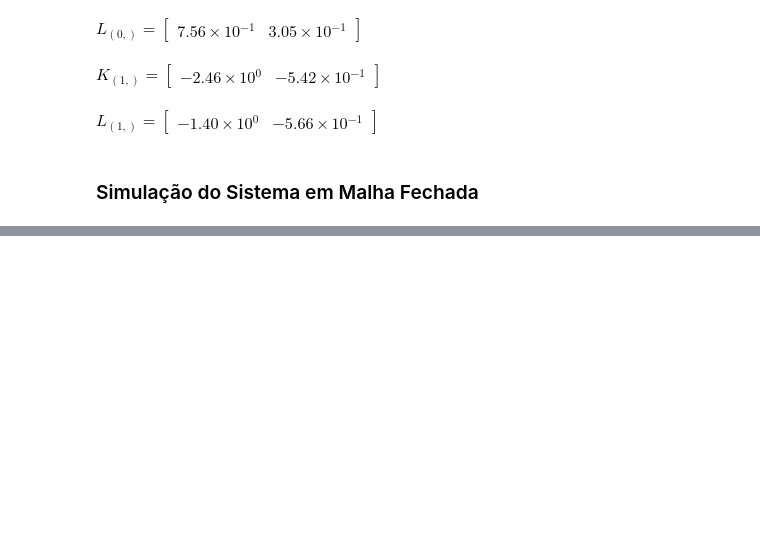
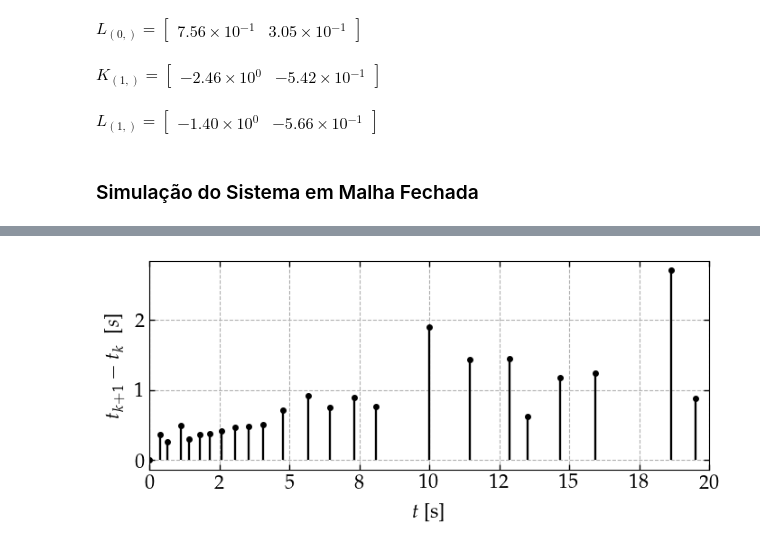
Before and after one commit to andel-vitorio/event-based-control, a Jupyter notebook: Notebooks/PETC for LPV Systems/Main.ipynb, the cells around one changed output, grey strips where cells are left out. Cells and saved outputs as stored; diff of their text form; code cells hidden in the pictures; blank space fills up the shorter version.

```diff
--- a/Notebooks/PETC for LPV Systems/Main.ipynb
+++ b/Notebooks/PETC for LPV Systems/Main.ipynb
@@ -237,0 +302,23 @@ ValueError: The truth value of an array with more than one element is ambiguous.
+# %%
+if len(event_time) == 0:
+  inter_event_time = np.array([])
+else:
+  inter_event_time = np.empty_like(event_time)
+  inter_event_time[0] = event_time[0]
+  inter_event_time[1:] = event_time[1:] - event_time[:-1]
+# %%
+mosaic = [['iet']]
+fig, axs = plt.subplot_mosaic(mosaic, figsize=(8, 3))
+# Mostrar resultados
+_ = gph.stem(
+    axs['iet'], event_time,
+    inter_event_time,
+    xlabel='$t$ [s]', ylabel='$t_{k+1} - t_k\\;$ [$s$]',
+    stem_cfg={**cfg,
+              'axis': {**cfg['axis'],
+                       'x_digits': t_dp,
+                       'y_digits': t_dp},
+              'limits': axis_limits,
+              })
+# %% [output]
+[figure, added]
```
Also changed, not shown: parts of 9 cells of this notebook, 3 other files.
